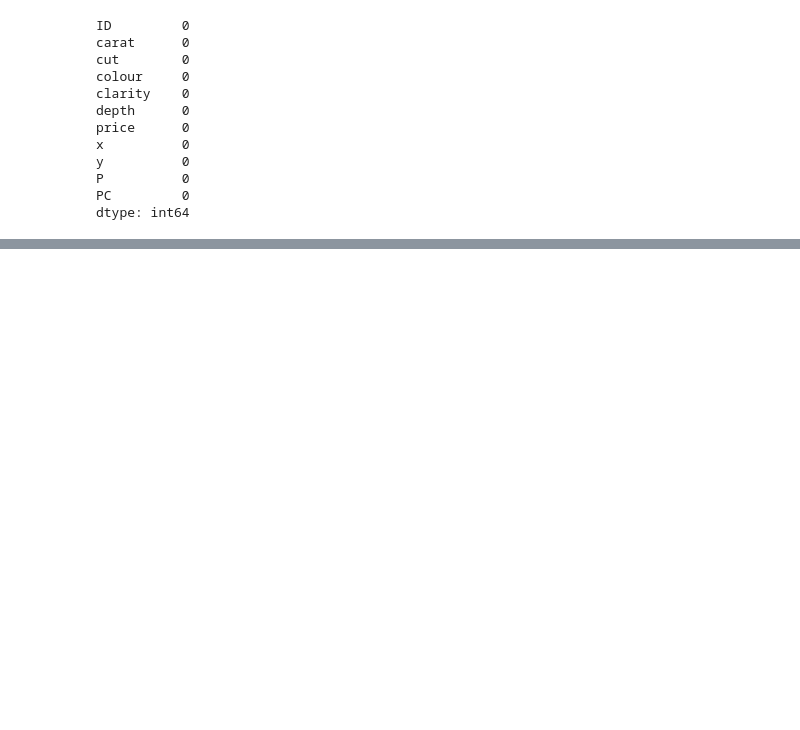
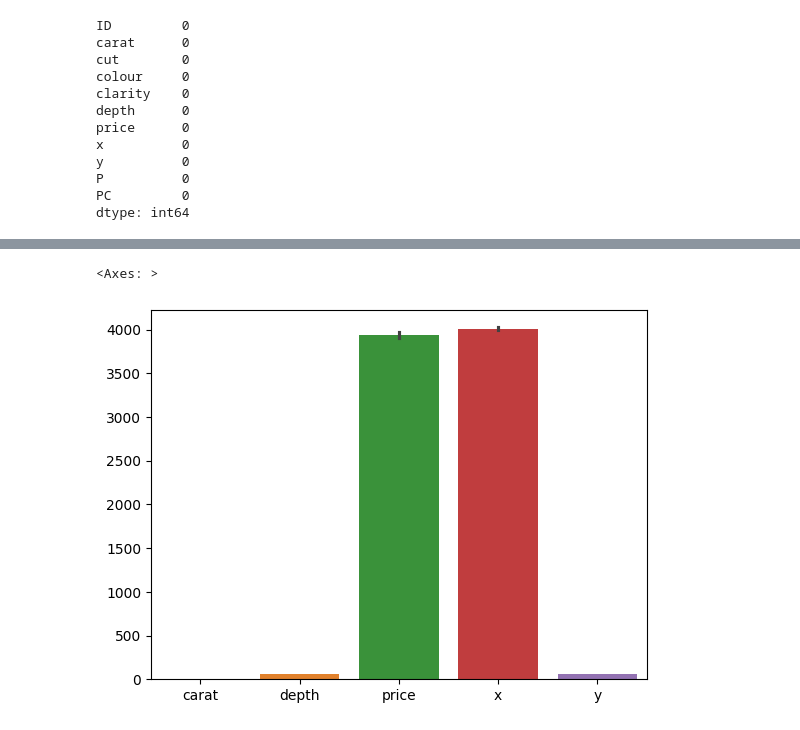
Before and after one commit to kent-debug/predictive-modelling, a Jupyter notebook: Predictive_models.ipynb, the cells around one changed output, grey strips where cells are left out. Saved outputs shown, nothing was run; the diff lists cells and outputs as text; code cells hidden in the pictures; blank space fills up the shorter version.

```diff
--- a/Predictive_models.ipynb
+++ b/Predictive_models.ipynb
@@ -109,0 +134,5 @@ import seaborn as sns
+# %%
+sns.barplot(club33)
+# %% [output]
+<Axes: >
+[figure, added]
```
Also changed, not shown: parts of 4 cells of this notebook.
